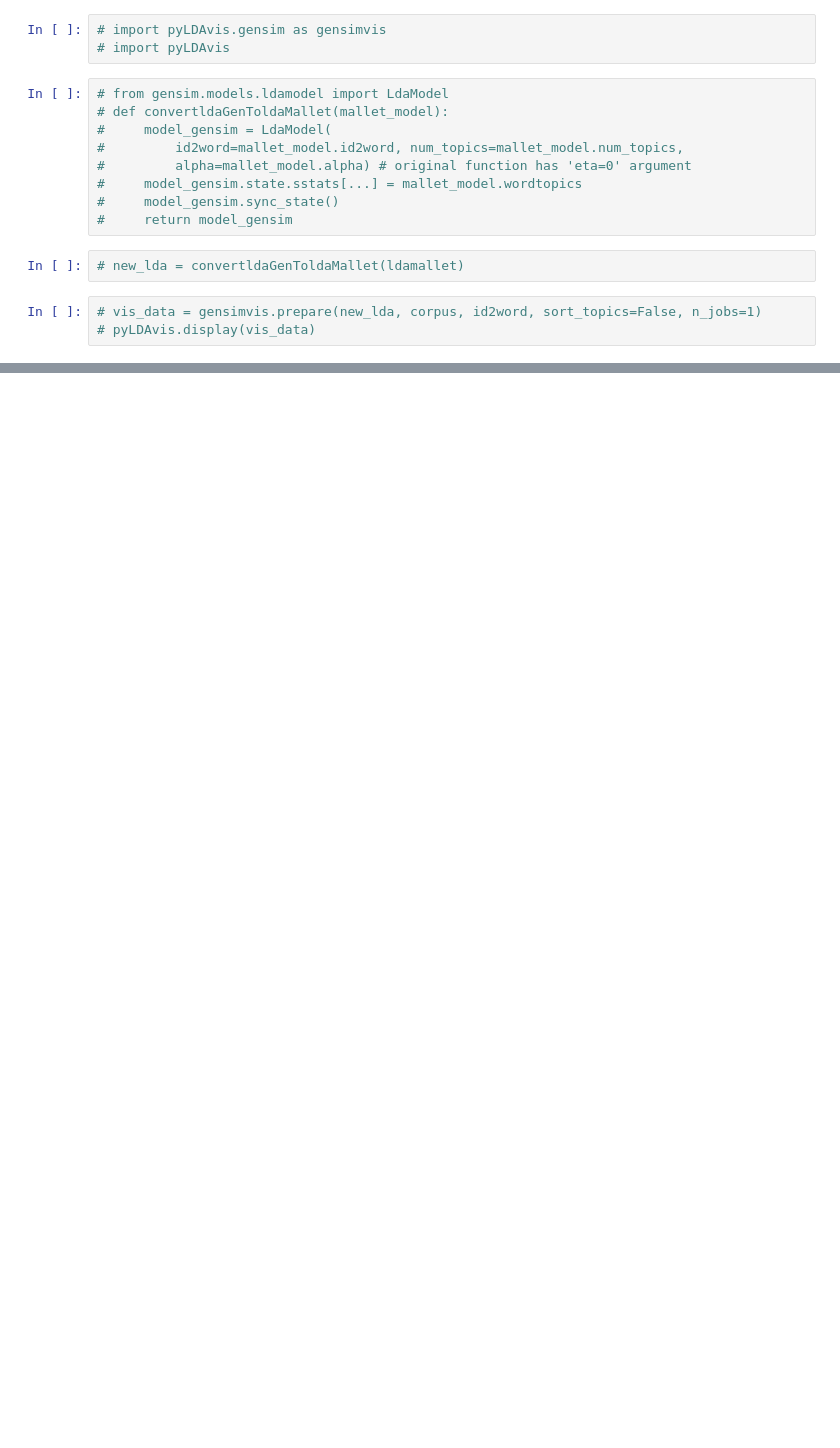
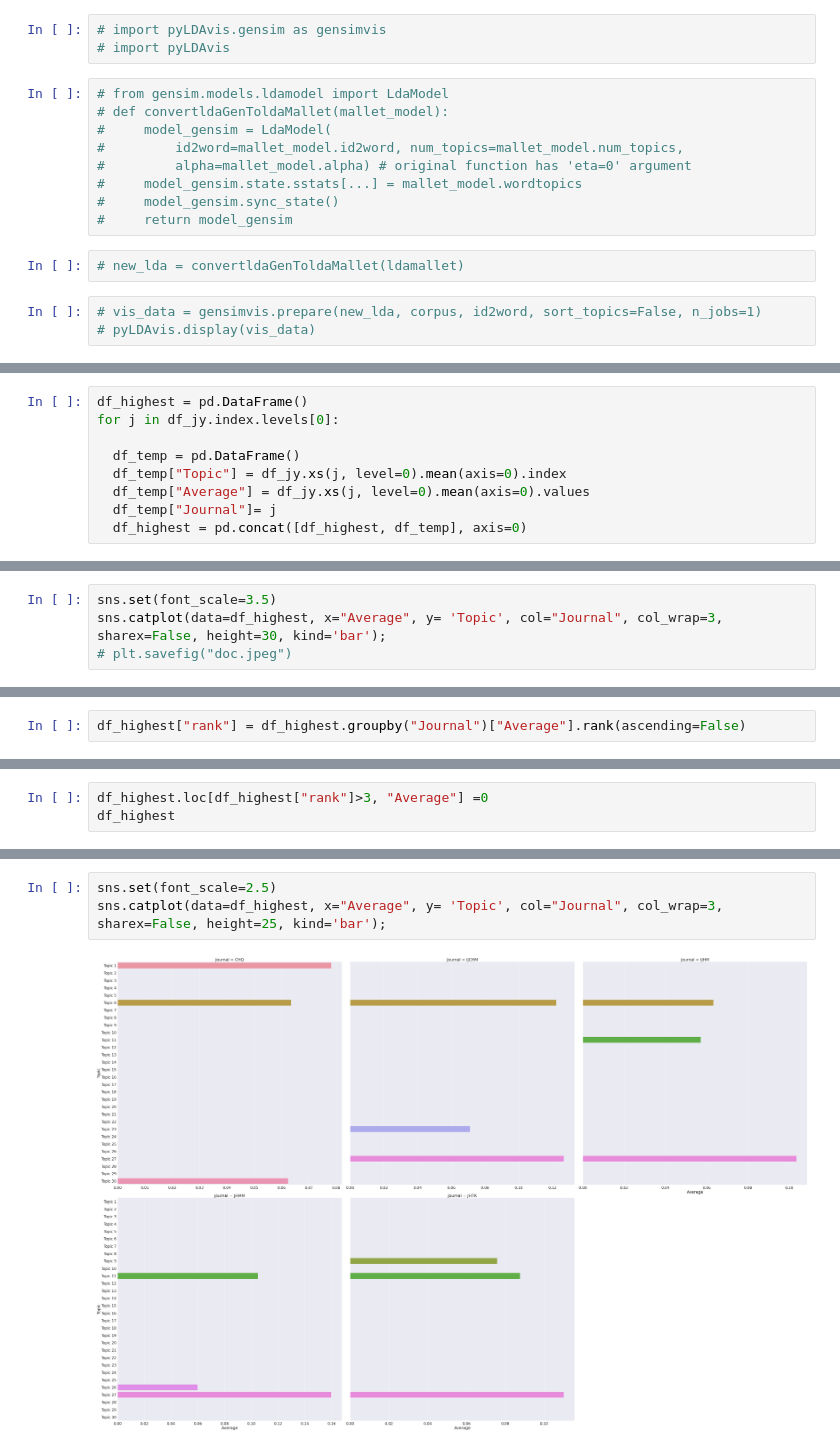
Before and after one commit to kurtsenol/machine-learning, a Jupyter notebook: TopicModeling/Methodology/Model_30_no_freq.ipynb, the cells around one changed output, grey strips where cells are left out. Saved outputs shown, nothing was run; the diff lists cells and outputs as text; blank space fills up the shorter version.

```diff
--- a/TopicModeling/Methodology/Model_30_no_freq.ipynb
+++ b/TopicModeling/Methodology/Model_30_no_freq.ipynb
@@ -179,0 +836,9 @@ plt.show()
+# %%
+df_highest = pd.DataFrame()
+for j in df_jy.index.levels[0]:
+
+  df_temp = pd.DataFrame()
+  df_temp["Topic"] = df_jy.xs(j, level=0).mean(axis=0).index
+  df_temp["Average"] = df_jy.xs(j, level=0).mean(axis=0).values
+  df_temp["Journal"]= j
+  df_highest = pd.concat([df_highest, df_temp], axis=0)
@@ -179,0 +861,4 @@ plt.show()
+# %%
+sns.set(font_scale=3.5)
+sns.catplot(data=df_highest, x="Average", y= 'Topic', col="Journal", col_wrap=3, sharex=False, height=30, kind='bar');
+# plt.savefig("doc.jpeg")
@@ -179,0 +885,2 @@ plt.show()
+# %%
+df_highest["rank"] = df_highest.groupby("Journal")["Average"].rank(ascending=False)
@@ -179,0 +903,3 @@ plt.show()
+# %%
+df_highest.loc[df_highest["rank"]>3, "Average"] =0
+df_highest
@@ -179,0 +920,5 @@ plt.show()
+# %%
+sns.set(font_scale=2.5)
+sns.catplot(data=df_highest, x="Average", y= 'Topic', col="Journal", col_wrap=3, sharex=False, height=25, kind='bar');
+# %% [output]
+[figure, added]
```
Also changed, not shown: parts of 90 cells of this notebook.
